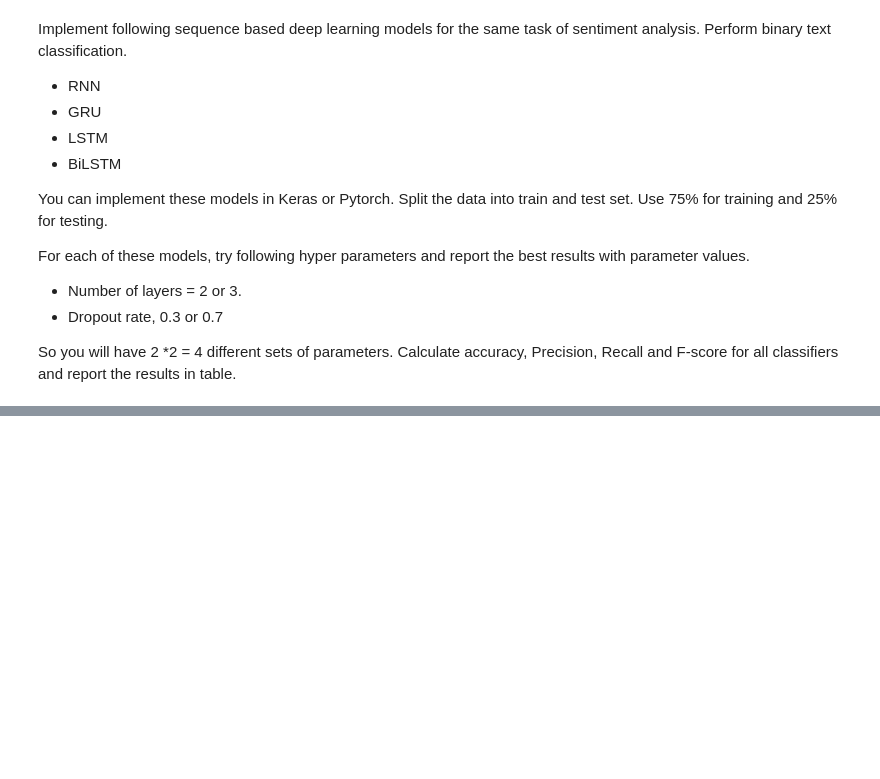
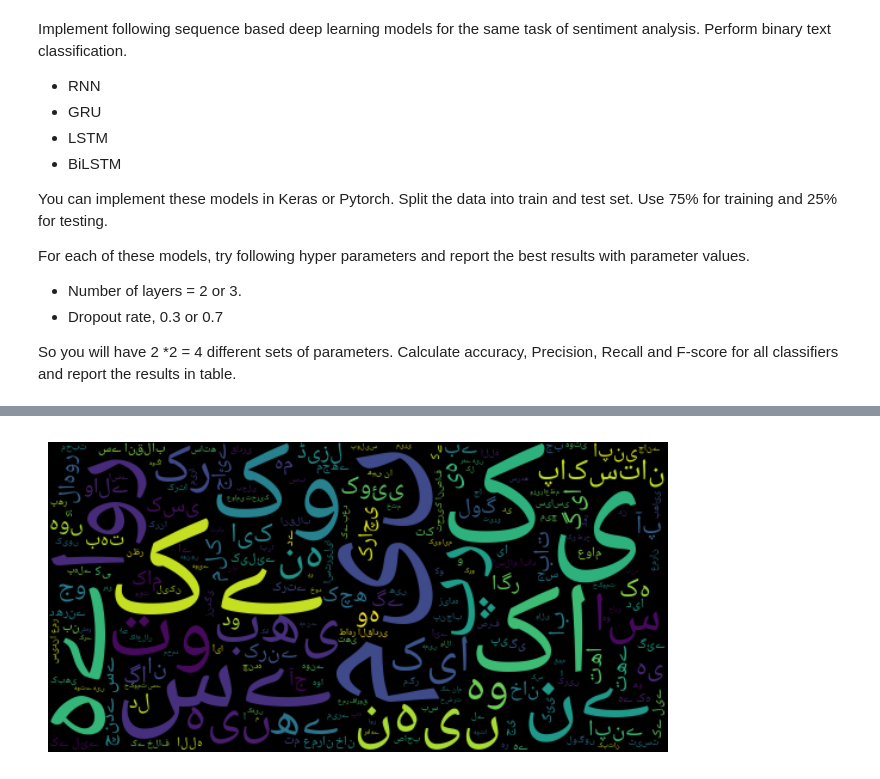
Before and after one commit to joharkhan99/Data-Science-Internship, a Jupyter notebook: Week2/Day2/Regression_and_Sentiment_Analysis.ipynb, the cells around one changed output, grey strips where cells are left out. Cells and saved outputs as stored; diff of their text form; code cells hidden in the pictures; blank space fills up the shorter version.

```diff
--- a/Week2/Day2/Regression_and_Sentiment_Analysis.ipynb
+++ b/Week2/Day2/Regression_and_Sentiment_Analysis.ipynb
@@ -411,0 +439,10 @@ urdu_dataframe.head(30)
+# %%
+all_tweets = " ".join(urdu_dataframe.Tweet.astype(str))
+tweets_cloud = WordCloud(width=520, height=260, background_color='black', font_path="Noto_Naskh_Arabic/static/NotoNaskhArabic-Regular.ttf").generate(all_tweets)
+
+plt.figure(figsize=(8,6))
+plt.imshow(tweets_cloud, interpolation = 'bilinear')
+plt.axis("off")
+plt.show()
+# %% [output]
+[figure, added]
```
Also changed, not shown: parts of 21 cells of this notebook.
